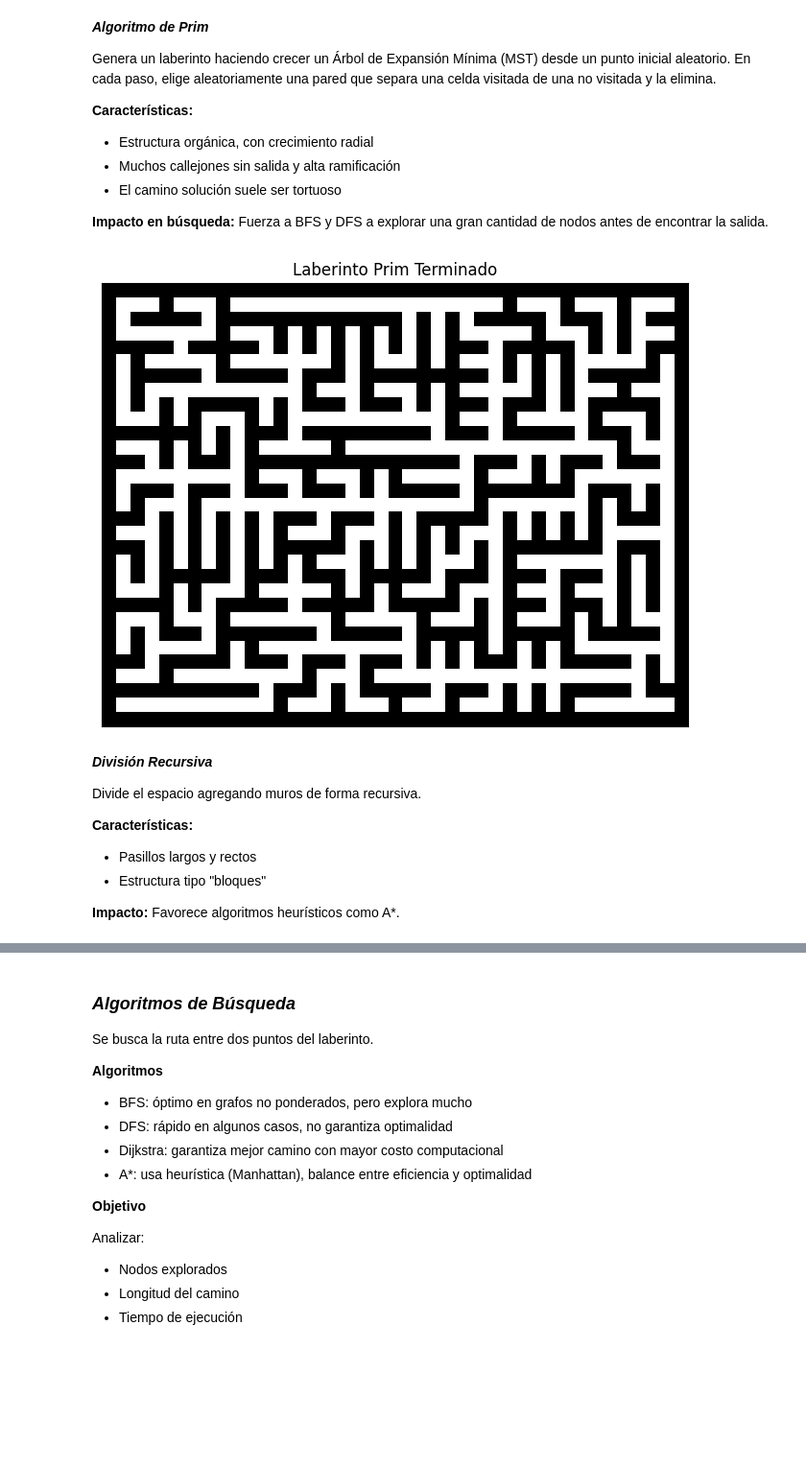
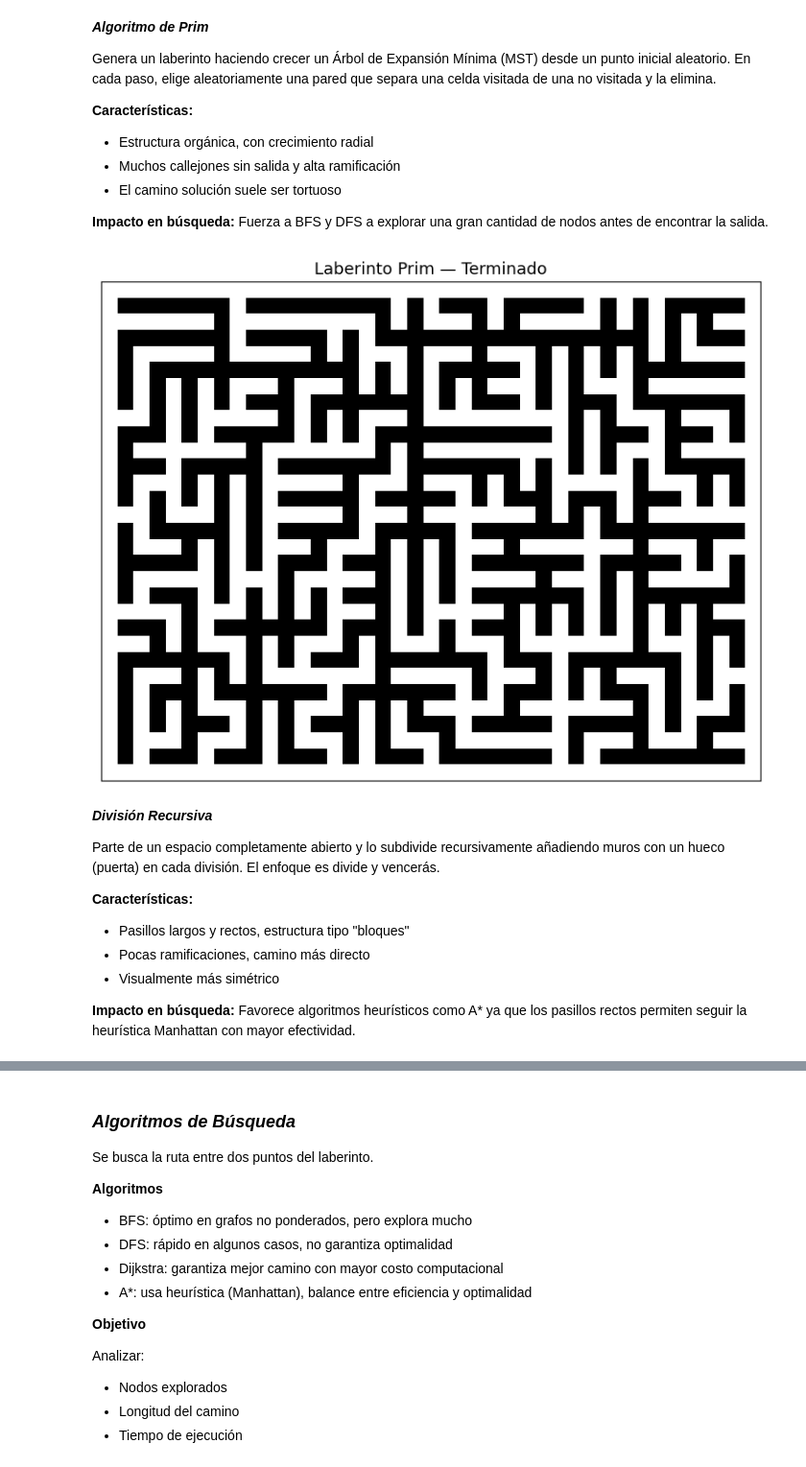
Before and after one commit to CindyGualim/InteligenciaArtificial-CC3085, a Jupyter notebook: proyecto2.ipynb, the cells around one changed output, grey strips where cells are left out. Shown at 96% size. Drawn from its saved outputs; the diff is of its cells as text; code cells hidden in the pictures; blank space fills up the shorter version.

Commit message:
feat(gen): implementa generación de laberintos (Prim y división recursiva) con visualización

```diff
--- a/proyecto2.ipynb
+++ b/proyecto2.ipynb
@@ -95,17 +95,65 @@ Genera un laberinto haciendo crecer un Árbol de Expansión Mínima (MST) desde
 **Impacto en búsqueda:**
 Fuerza a BFS y DFS a explorar una gran cantidad de nodos antes de encontrar la salida.
 # %%
+def generar_prim(filas=FILAS_P1, columnas=COLS_P1, animar=False):
+    r = filas    if filas    % 2 != 0 else filas    + 1
+    c = columnas if columnas % 2 != 0 else columnas + 1
+
+    laberinto = np.zeros((r, c), dtype=int)  # 0 = pared
+
+    # Celda inicial aleatoria en posición impar
+    start_r = random.randrange(1, r, 2)
+    start_c = random.randrange(1, c, 2)
+    laberinto[start_r, start_c] = 1
+
+    # Lista de paredes candidatas
+    paredes = []
+    for dr, dc in [(-1,0),(1,0),(0,-1),(0,1)]:
+        nr, nc = start_r + dr, start_c + dc
+        if 0 < nr < r-1 and 0 < nc < c-1:
+            paredes.append((nr, nc, start_r, start_c))
+
+    while paredes:
+        idx = random.randint(0, len(paredes) - 1)
+        pr, pc, vr, vc = paredes.pop(idx)
+
+        dr, dc = pr - vr, pc - vc
+        nr, nc = pr + dr, pc + dc
+
+        if 0 < nr < r-1 and 0 < nc < c-1 and laberinto[nr, nc] == 0:
+            laberinto[pr, pc] = 1  # romper pared
+            laberinto[nr, nc] = 1  # marcar nueva celda
+
+            for ddr, ddc in [(-1,0),(1,0),(0,-1),(0,1)]:
+                nnr, nnc = nr + ddr, nc + ddc
+                if 0 < nnr < r-1 and 0 < nnc < c-1 and laberinto[nnr, nnc] == 0:
+                    paredes.append((nnr, nnc, nr, nc))
+
+            if animar:
+                dibujar_laberinto(laberinto, "Prim en construcción...", 0.01)
+
+    # Garantizar entrada y salida
+    laberinto[1, 1]      = 1
+    laberinto[r-2, c-2]  = 1
+
+    if animar:
+        dibujar_laberinto(laberinto, "Laberinto Prim — Terminado", 0)
+
+    return laberinto
-# %% [output]
-[figure, removed]
+# %%
+lab_prim = generar_prim(FILAS_P1, COLS_P1, animar=True)
+# %% [output]
+[figure, added]
 # %% [markdown]
 ***División Recursiva***
 
-Divide el espacio agregando muros de forma recursiva.
+Parte de un espacio completamente abierto y lo subdivide recursivamente añadiendo muros con un hueco (puerta) en cada división. El enfoque es divide y vencerás.
 
 **Características:**
-- Pasillos largos y rectos
-- Estructura tipo "bloques"
+- Pasillos largos y rectos, estructura tipo "bloques"
+- Pocas ramificaciones, camino más directo
+- Visualmente más simétrico
 
-**Impacto:**
-Favorece algoritmos heurísticos como A*.
+**Impacto en búsqueda:**
+Favorece algoritmos heurísticos como A* ya que los pasillos rectos permiten seguir la heurística Manhattan con mayor efectividad.
 # %%
```
Also changed, not shown: parts of 4 cells of this notebook.
